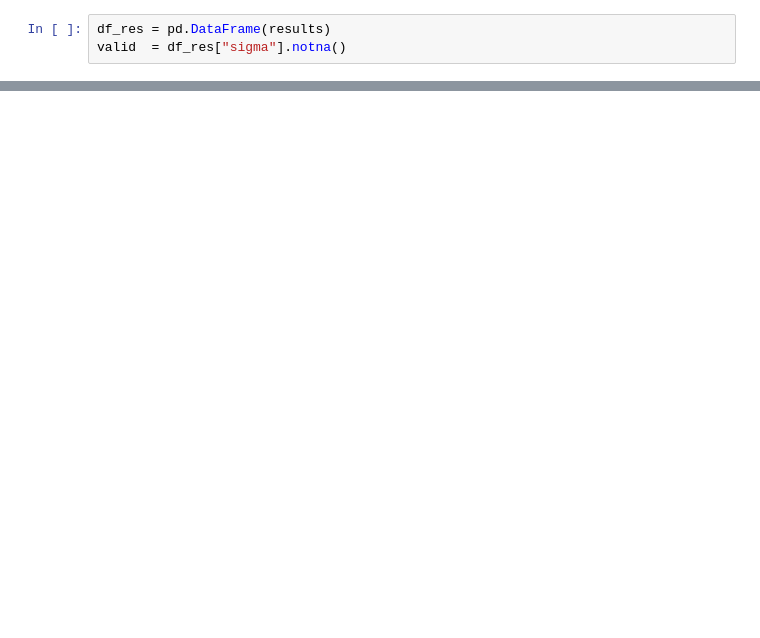
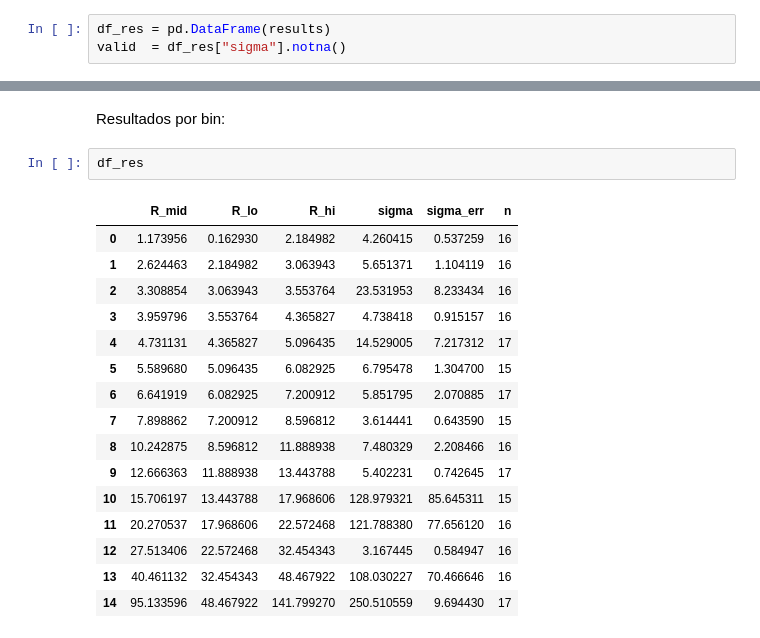
Before and after one commit to bejacore/calculos-tesis, a Jupyter notebook: notebooks/12-dispersion_vel_obs.ipynb, the cells around one changed output, grey strips where cells are left out. Drawn from its saved outputs; the diff is of its cells as text; blank space fills up the shorter version.

```diff
--- a/notebooks/12-dispersion_vel_obs.ipynb
+++ b/notebooks/12-dispersion_vel_obs.ipynb
@@ -166,0 +123,21 @@ plt.show()
+# %% [markdown]
+Resultados por bin:
+# %%
+df_res
+# %% [output]
+|  | R_mid | R_lo | R_hi | sigma | sigma_err | n |
+| 0 | 1.173956 | 0.162930 | 2.184982 | 4.260415 | 0.537259 | 16 |
+| 1 | 2.624463 | 2.184982 | 3.063943 | 5.651371 | 1.104119 | 16 |
+| 2 | 3.308854 | 3.063943 | 3.553764 | 23.531953 | 8.233434 | 16 |
+| 3 | 3.959796 | 3.553764 | 4.365827 | 4.738418 | 0.915157 | 16 |
+| 4 | 4.731131 | 4.365827 | 5.096435 | 14.529005 | 7.217312 | 17 |
+| 5 | 5.589680 | 5.096435 | 6.082925 | 6.795478 | 1.304700 | 15 |
+| 6 | 6.641919 | 6.082925 | 7.200912 | 5.851795 | 2.070885 | 17 |
+| 7 | 7.898862 | 7.200912 | 8.596812 | 3.614441 | 0.643590 | 15 |
+| 8 | 10.242875 | 8.596812 | 11.888938 | 7.480329 | 2.208466 | 16 |
+| 9 | 12.666363 | 11.888938 | 13.443788 | 5.402231 | 0.742645 | 17 |
+| 10 | 15.706197 | 13.443788 | 17.968606 | 128.979321 | 85.645311 | 15 |
+| 11 | 20.270537 | 17.968606 | 22.572468 | 121.788380 | 77.656120 | 16 |
+| 12 | 27.513406 | 22.572468 | 32.454343 | 3.167445 | 0.584947 | 16 |
+| 13 | 40.461132 | 32.454343 | 48.467922 | 108.030227 | 70.466646 | 16 |
+| 14 | 95.133596 | 48.467922 | 141.799270 | 250.510559 | 9.694430 | 17 |
```
Also changed, not shown: parts of 17 cells of this notebook, 2 other files.
